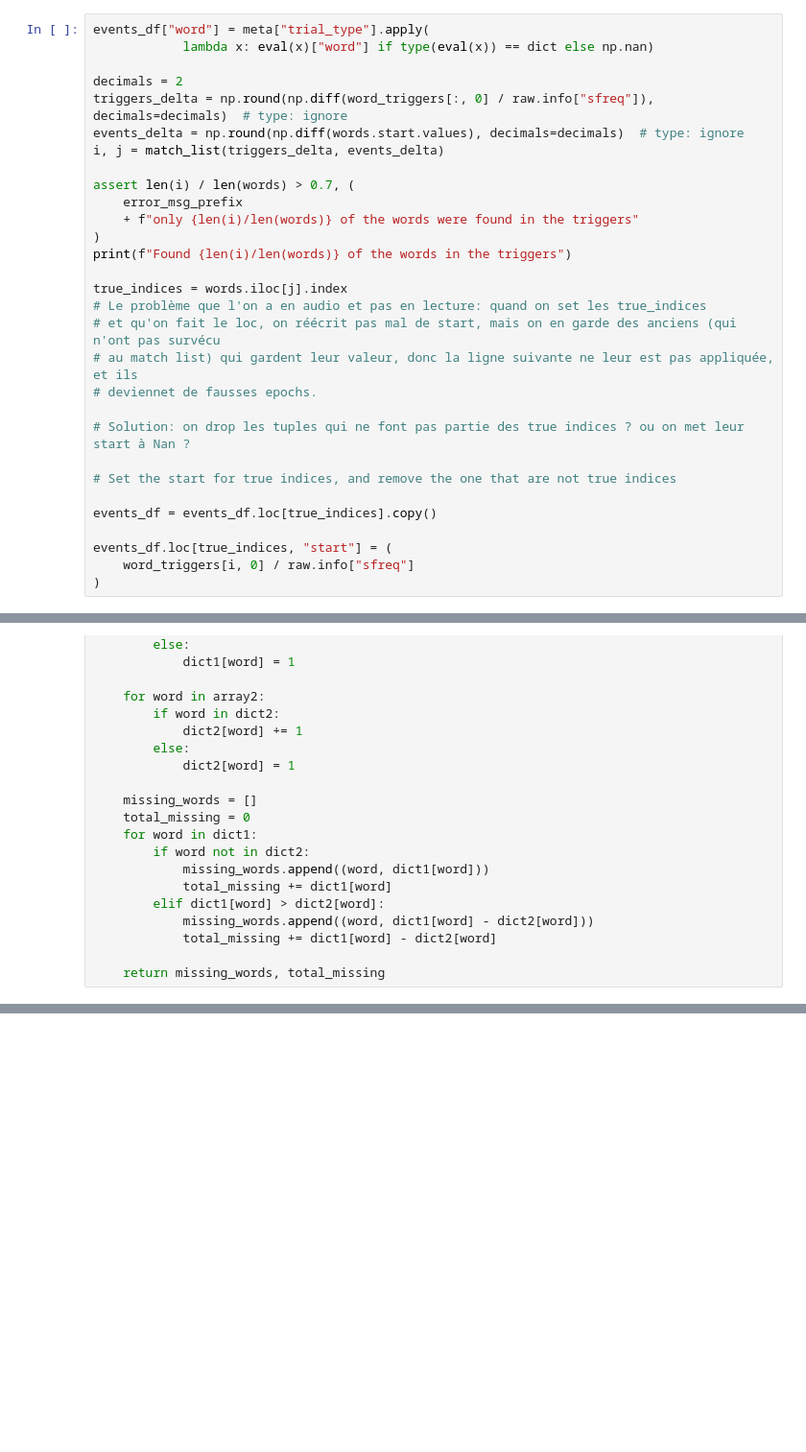
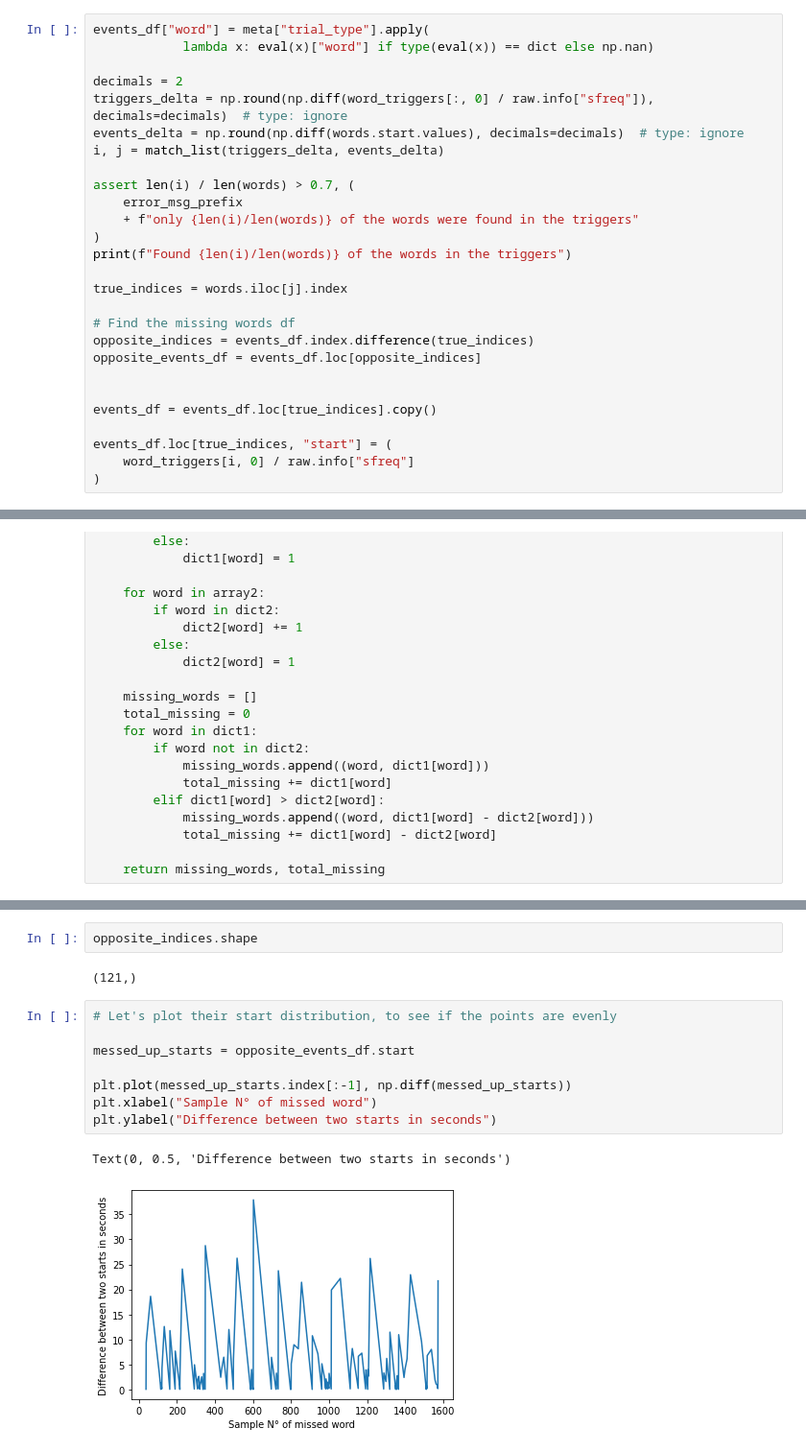
Before and after one commit to BelCorentin/neurospin-petit-prince, a Jupyter notebook: decoding/ntbk/debug_auditory.ipynb, the cells around one changed output, grey strips where cells are left out. Shown at 96% size. Drawn from its saved outputs; the diff is of its cells as text; blank space fills up the shorter version.

```diff
--- a/decoding/ntbk/debug_auditory.ipynb
+++ b/decoding/ntbk/debug_auditory.ipynb
@@ -309,14 +324,11 @@ assert len(i) / len(words) > 0.7, (
 print(f"Found {len(i)/len(words)} of the words in the triggers")
 
 true_indices = words.iloc[j].index
-# Le problème que l'on a en audio et pas en lecture: quand on set les true_indices
-# et qu'on fait le loc, on réécrit pas mal de start, mais on en garde des anciens (qui n'ont pas survécu
-# au match list) qui gardent leur valeur, donc la ligne suivante ne leur est pas appliquée, et ils
-# deviennet de fausses epochs.
 
-# Solution: on drop les tuples qui ne font pas partie des true indices ? ou on met leur start à Nan ?
+# Find the missing words df
+opposite_indices = events_df.index.difference(true_indices)
+opposite_events_df = events_df.loc[opposite_indices]
 
-# Set the start for true indices, and remove the one that are not true indices
 
 events_df = events_df.loc[true_indices].copy()
 
@@ -412,0 +460,15 @@ Next step: understanding which starts are linked with the words so I could see i
+# %%
+opposite_indices.shape
+# %% [output]
+(121,)
+# %%
+# Let's plot their start distribution, to see if the points are evenly
+
+messed_up_starts = opposite_events_df.start
+
+plt.plot(messed_up_starts.index[:-1], np.diff(messed_up_starts))
+plt.xlabel("Sample N° of missed word")
+plt.ylabel("Difference between two starts in seconds")
+# %% [output]
+Text(0, 0.5, 'Difference between two starts in seconds')
+[figure, added]
```
Also changed, not shown: parts of 41 cells of this notebook, 1 other file.
